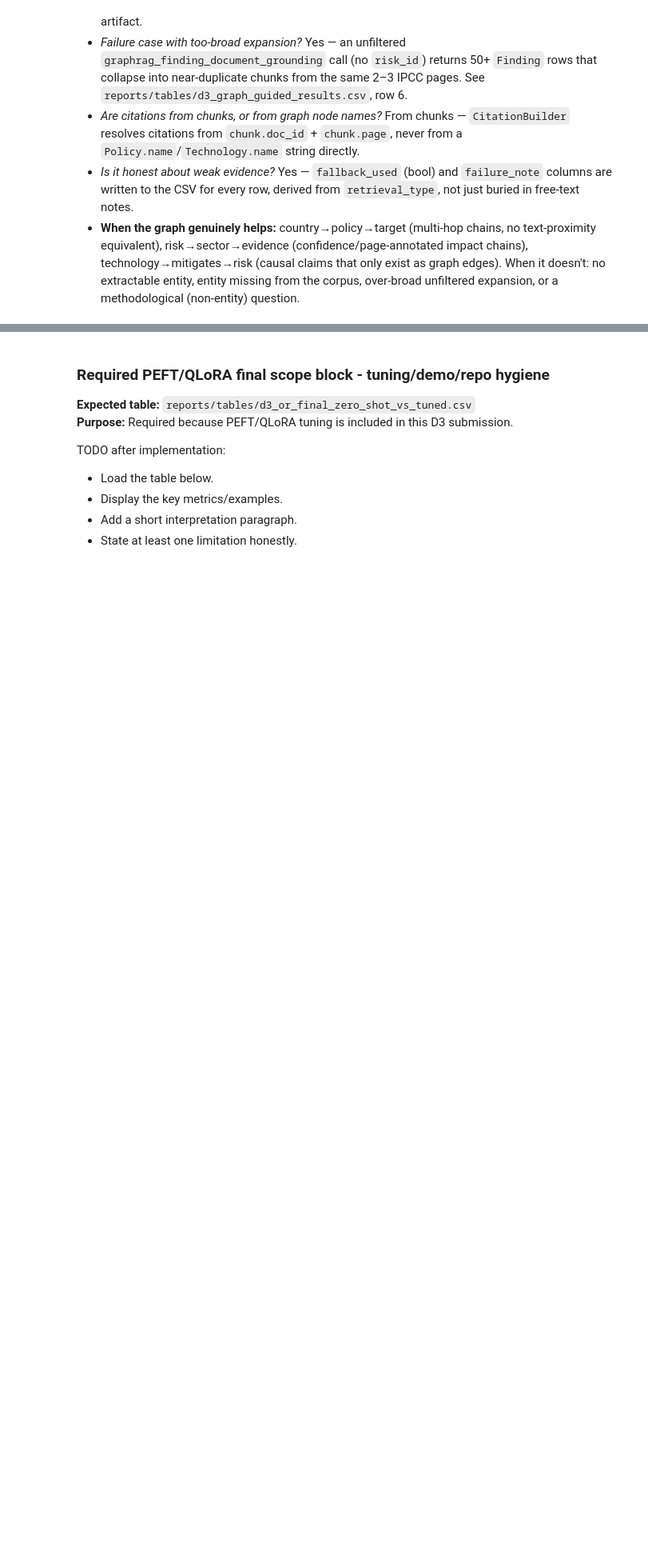
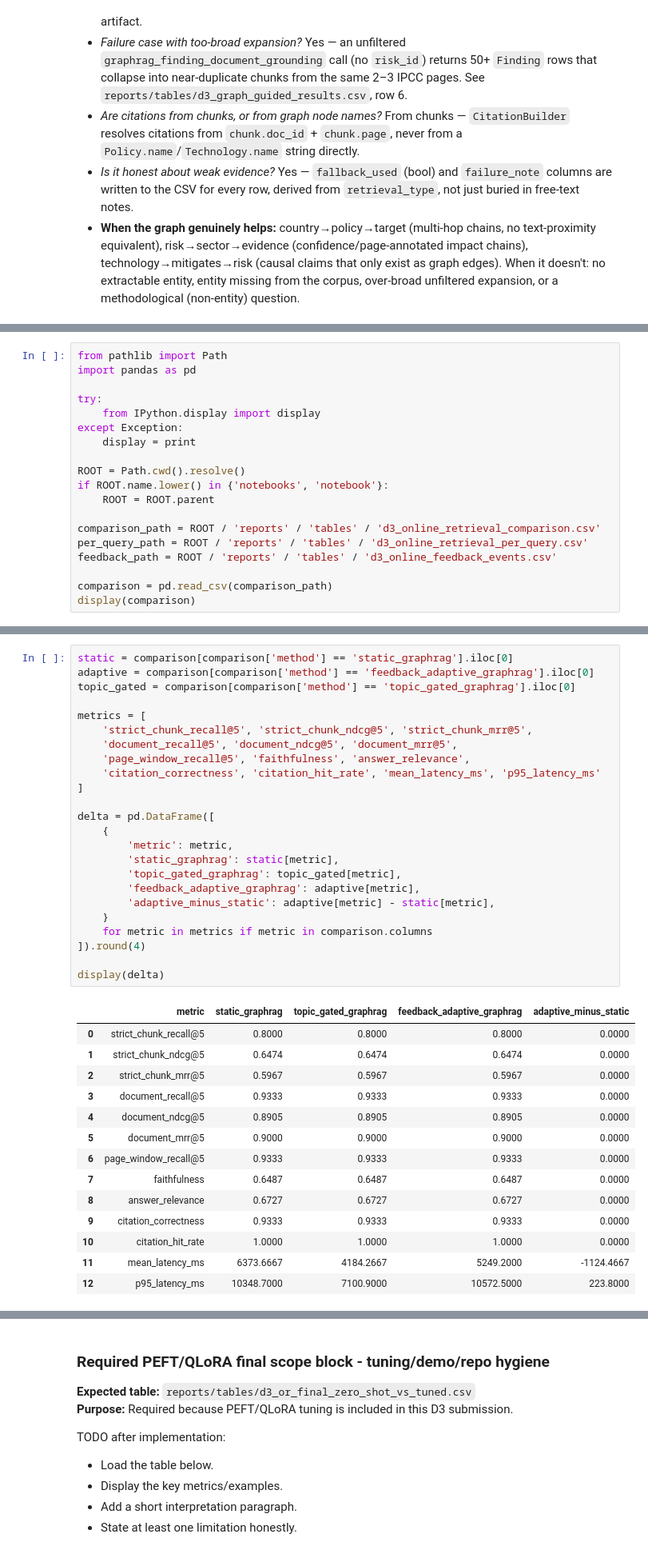
Before and after one commit to Aya15155/climate_evidence_graphrag_agent, a Jupyter notebook: notebooks/D3_graphrag_eval_safety.ipynb, the cells around one changed output, grey strips where cells are left out. Shown at 80% size. Cells and saved outputs as stored; diff of their text form; blank space fills up the shorter version.

```diff
--- a/notebooks/D3_graphrag_eval_safety.ipynb
+++ b/notebooks/D3_graphrag_eval_safety.ipynb
@@ -338,0 +499,19 @@ TODO after implementation:
+# %%
+from pathlib import Path
+import pandas as pd
+
+try:
+    from IPython.display import display
+except Exception:
+    display = print
+
+ROOT = Path.cwd().resolve()
+if ROOT.name.lower() in {'notebooks', 'notebook'}:
+    ROOT = ROOT.parent
+
+comparison_path = ROOT / 'reports' / 'tables' / 'd3_online_retrieval_comparison.csv'
+per_query_path = ROOT / 'reports' / 'tables' / 'd3_online_retrieval_per_query.csv'
+feedback_path = ROOT / 'reports' / 'tables' / 'd3_online_feedback_events.csv'
+
+comparison = pd.read_csv(comparison_path)
+display(comparison)
@@ -338,0 +524,39 @@ TODO after implementation:
+# %%
+static = comparison[comparison['method'] == 'static_graphrag'].iloc[0]
+adaptive = comparison[comparison['method'] == 'feedback_adaptive_graphrag'].iloc[0]
+topic_gated = comparison[comparison['method'] == 'topic_gated_graphrag'].iloc[0]
+
+metrics = [
+    'strict_chunk_recall@5', 'strict_chunk_ndcg@5', 'strict_chunk_mrr@5',
+    'document_recall@5', 'document_ndcg@5', 'document_mrr@5',
+    'page_window_recall@5', 'faithfulness', 'answer_relevance',
+    'citation_correctness', 'citation_hit_rate', 'mean_latency_ms', 'p95_latency_ms'
+]
+
+delta = pd.DataFrame([
+    {
+        'metric': metric,
+        'static_graphrag': static[metric],
+        'topic_gated_graphrag': topic_gated[metric],
+        'feedback_adaptive_graphrag': adaptive[metric],
+        'adaptive_minus_static': adaptive[metric] - static[metric],
+    }
+    for metric in metrics if metric in comparison.columns
+]).round(4)
+
+display(delta)
+# %% [output]
+|  | metric | static_graphrag | topic_gated_graphrag | feedback_adaptive_graphrag | adaptive_minus_static |
+| 0 | strict_chunk_recall@5 | 0.8000 | 0.8000 | 0.8000 | 0.0000 |
+| 1 | strict_chunk_ndcg@5 | 0.6474 | 0.6474 | 0.6474 | 0.0000 |
+| 2 | strict_chunk_mrr@5 | 0.5967 | 0.5967 | 0.5967 | 0.0000 |
+| 3 | document_recall@5 | 0.9333 | 0.9333 | 0.9333 | 0.0000 |
+| 4 | document_ndcg@5 | 0.8905 | 0.8905 | 0.8905 | 0.0000 |
+| 5 | document_mrr@5 | 0.9000 | 0.9000 | 0.9000 | 0.0000 |
+| 6 | page_window_recall@5 | 0.9333 | 0.9333 | 0.9333 | 0.0000 |
+| 7 | faithfulness | 0.6487 | 0.6487 | 0.6487 | 0.0000 |
+| 8 | answer_relevance | 0.6727 | 0.6727 | 0.6727 | 0.0000 |
+| 9 | citation_correctness | 0.9333 | 0.9333 | 0.9333 | 0.0000 |
+| 10 | citation_hit_rate | 1.0000 | 1.0000 | 1.0000 | 0.0000 |
+| 11 | mean_latency_ms | 6373.6667 | 4184.2667 | 5249.2000 | -1124.4667 |
+| 12 | p95_latency_ms | 10348.7000 | 7100.9000 | 10572.5000 | 223.8000 |
```
Also changed, not shown: parts of 22 cells of this notebook, 33 other files.
